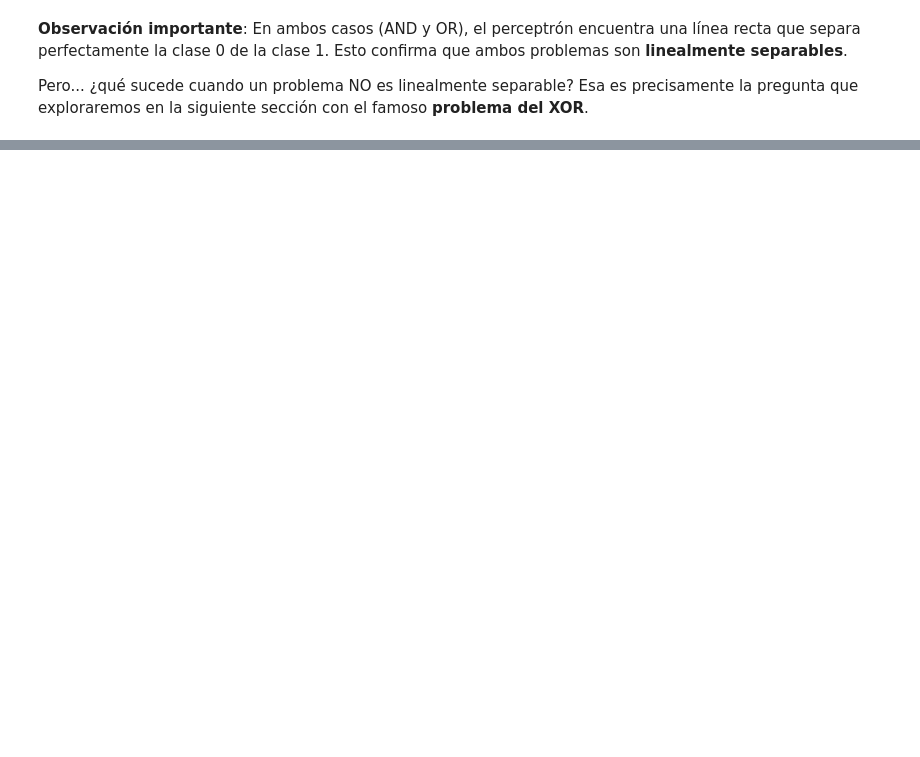
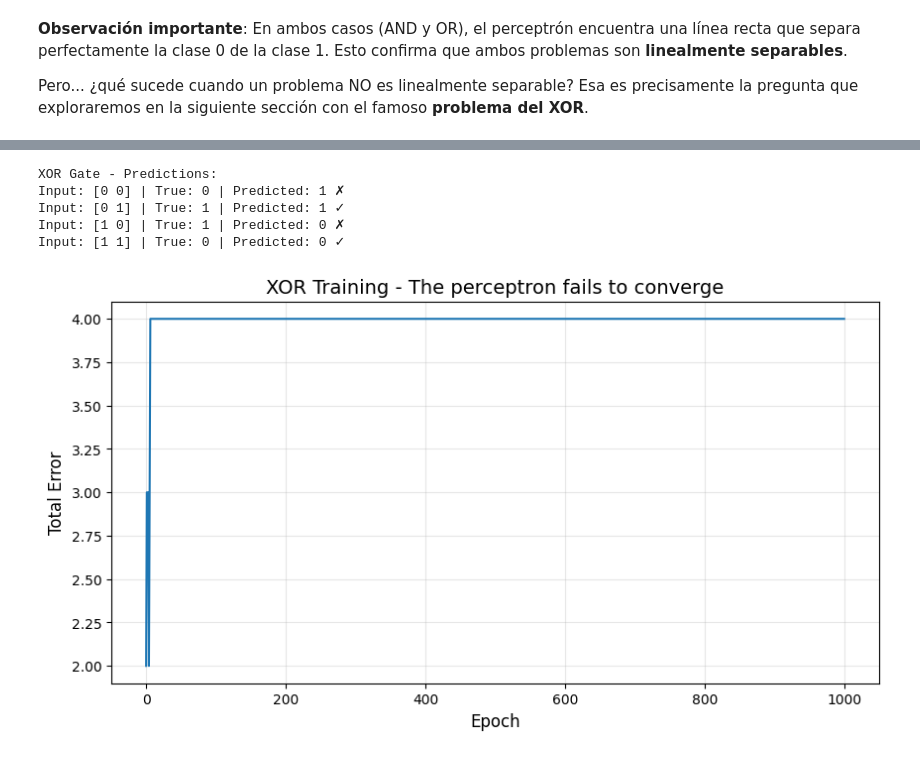
Before and after one commit to financieras/articulos, a Jupyter notebook: El_perceptron.ipynb, the cells around one changed output, grey strips where cells are left out. Saved outputs shown, nothing was run; the diff lists cells and outputs as text; code cells hidden in the pictures; blank space fills up the shorter version.

```diff
--- a/El_perceptron.ipynb
+++ b/El_perceptron.ipynb
@@ -766,0 +504,36 @@ Este es el **perceptrón multicapa (MLP)**: la arquitectura fundacional de las r
+# %%
+# Training data for XOR gate
+X_xor = np.array([
+    [0, 0],
+    [0, 1],
+    [1, 0],
+    [1, 1]
+])
+y_xor = np.array([0, 1, 1, 0])
+
+# Create and train perceptron
+perceptron_xor = PerceptronWithLearning(n_inputs=2, learning_rate=0.1)
+errors_xor = perceptron_xor.train(X_xor, y_xor, epochs=1000)
+
+# Test the trained perceptron
+print("\nXOR Gate - Predictions:")
+for x, y_true in zip(X_xor, y_xor):
+    y_pred = perceptron_xor.predict(x)
+    status = "✓" if y_pred == y_true else "✗"
+    print(f"Input: {x} | True: {y_true} | Predicted: {y_pred} {status}")
+
+# Plot learning curve
+plt.figure(figsize=(10, 5))
+plt.plot(errors_xor)
+plt.xlabel('Epoch', fontsize=12)
+plt.ylabel('Total Error', fontsize=12)
+plt.title('XOR Training - The perceptron fails to converge', fontsize=14)
+plt.grid(True, alpha=0.3)
+plt.show()
+# %% [output]
+XOR Gate - Predictions:
+Input: [0 0] | True: 0 | Predicted: 1 ✗
+Input: [0 1] | True: 1 | Predicted: 1 ✓
+Input: [1 0] | True: 1 | Predicted: 0 ✗
+Input: [1 1] | True: 0 | Predicted: 0 ✓
+[figure, added]
```
Also changed, not shown: parts of 15 cells of this notebook.
